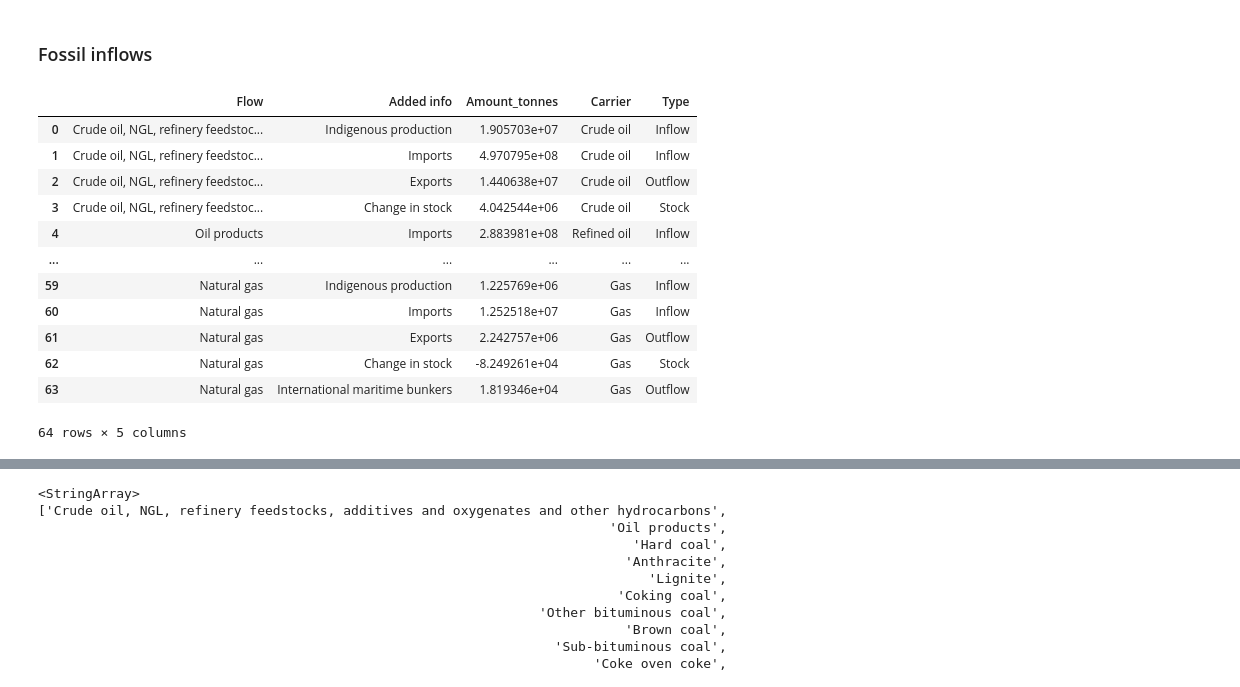
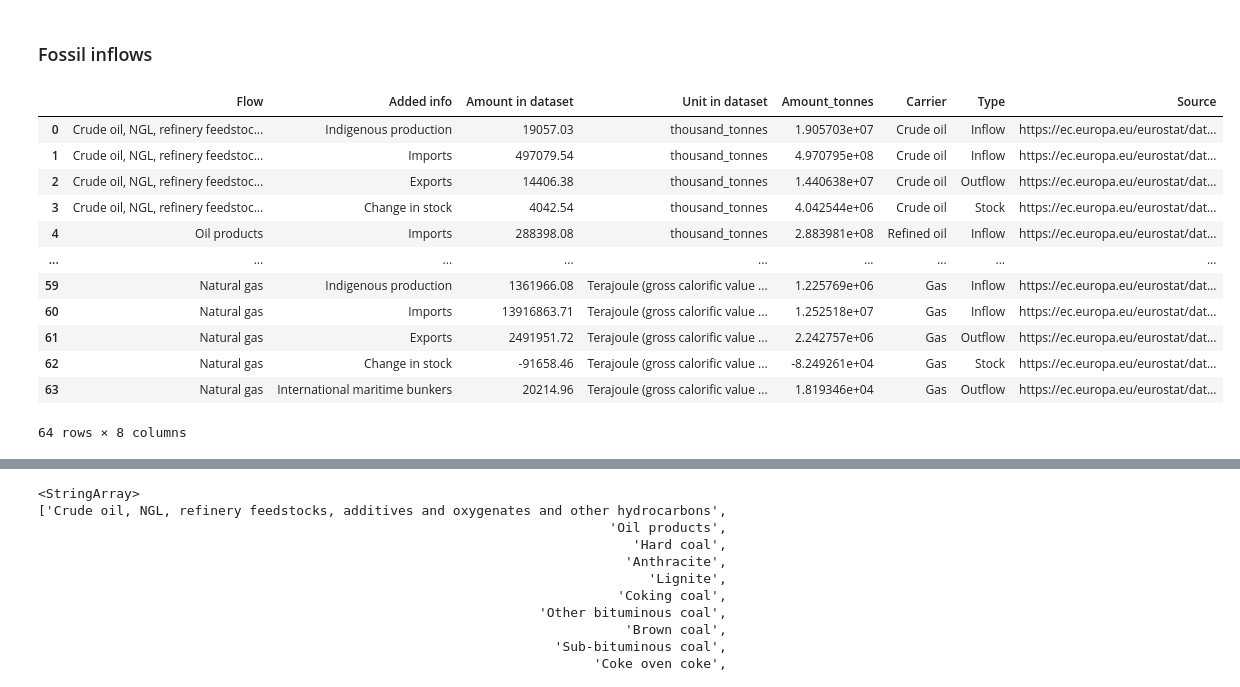
Before and after one commit to charliewestenberg/carbon-mfa-thesis, a Jupyter notebook: 01notebooks/01.2_data_cleaning.ipynb, the cells around one changed output, grey strips where cells are left out. Cells and saved outputs as stored; diff of their text form; code cells hidden in the pictures.

```diff
--- a/01notebooks/01.2_data_cleaning.ipynb
+++ b/01notebooks/01.2_data_cleaning.ipynb
@@ -26,21 +37,19 @@ ccf_clean.head()
 # %%
 #creating fossil inflows dataframe and cleaning it for use in calculations
 # If refering to Excel, use: pd.read_excel('[name].xlsx', sheet_name='XXX')
 df_fossil_inflows = pd.read_csv('/Users/charlottewestenberg/Thesis/00data/from_excel/Fossil inflows.csv')
-
-df_fossil_inflows_clean = df_fossil_inflows.drop(columns=['Amount in dataset', 'Unit in dataset', 'Source'])
-df_fossil_inflows_clean
+df_fossil_inflows
 # %% [output]
-|  | Flow | Added info | Amount_tonnes | Carrier | Type |
-| 0 | Crude oil, NGL, refinery feedstoc... | Indigenous production | 1.905703e+07 | Crude oil | Inflow |
-| 1 | Crude oil, NGL, refinery feedstoc... | Imports | 4.970795e+08 | Crude oil | Inflow |
-| 2 | Crude oil, NGL, refinery feedstoc... | Exports | 1.440638e+07 | Crude oil | Outflow |
-| 3 | Crude oil, NGL, refinery feedstoc... | Change in stock | 4.042544e+06 | Crude oil | Stock |
-| 4 | Oil products | Imports | 2.883981e+08 | Refined oil | Inflow |
-| ... | ... | ... | ... | ... | ... |
-| 59 | Natural gas | Indigenous production | 1.225769e+06 | Gas | Inflow |
-| 60 | Natural gas | Imports | 1.252518e+07 | Gas | Inflow |
-| 61 | Natural gas | Exports | 2.242757e+06 | Gas | Outflow |
-| 62 | Natural gas | Change in stock | -8.249261e+04 | Gas | Stock |
-| 63 | Natural gas | International maritime bunkers | 1.819346e+04 | Gas | Outflow |
+|  | Flow | Added info | Amount in dataset | Unit in dataset | Amount_tonnes | Carrier | Type | Source |
+| 0 | Crude oil, NGL, refinery feedstoc... | Indigenous production | 19057.03 | thousand_tonnes | 1.905703e+07 | Crude oil | Inflow | https://ec.europa.eu/eurostat/dat... |
+| 1 | Crude oil, NGL, refinery feedstoc... | Imports | 497079.54 | thousand_tonnes | 4.970795e+08 | Crude oil | Inflow | https://ec.europa.eu/eurostat/dat... |
+| 2 | Crude oil, NGL, refinery feedstoc... | Exports | 14406.38 | thousand_tonnes | 1.440638e+07 | Crude oil | Outflow | https://ec.europa.eu/eurostat/dat... |
+| 3 | Crude oil, NGL, refinery feedstoc... | Change in stock | 4042.54 | thousand_tonnes | 4.042544e+06 | Crude oil | Stock | https://ec.europa.eu/eurostat/dat... |
+| 4 | Oil products | Imports | 288398.08 | thousand_tonnes | 2.883981e+08 | Refined oil | Inflow | https://ec.europa.eu/eurostat/dat... |
+| ... | ... | ... | ... | ... | ... | ... | ... | ... |
+| 59 | Natural gas | Indigenous production | 1361966.08 | Terajoule (gross calorific value ... | 1.225769e+06 | Gas | Inflow | https://ec.europa.eu/eurostat/dat... |
+| 60 | Natural gas | Imports | 13916863.71 | Terajoule (gross calorific value ... | 1.252518e+07 | Gas | Inflow | https://ec.europa.eu/eurostat/dat... |
+| 61 | Natural gas | Exports | 2491951.72 | Terajoule (gross calorific value ... | 2.242757e+06 | Gas | Outflow | https://ec.europa.eu/eurostat/dat... |
+| 62 | Natural gas | Change in stock | -91658.46 | Terajoule (gross calorific value ... | -8.249261e+04 | Gas | Stock | https://ec.europa.eu/eurostat/dat... |
+| 63 | Natural gas | International maritime bunkers | 20214.96 | Terajoule (gross calorific value ... | 1.819346e+04 | Gas | Outflow | https://ec.europa.eu/eurostat/dat... |
-64 rows × 5 columns
+64 rows × 8 columns
```
Also changed, not shown: parts of 9 cells of this notebook, 2 other files.
